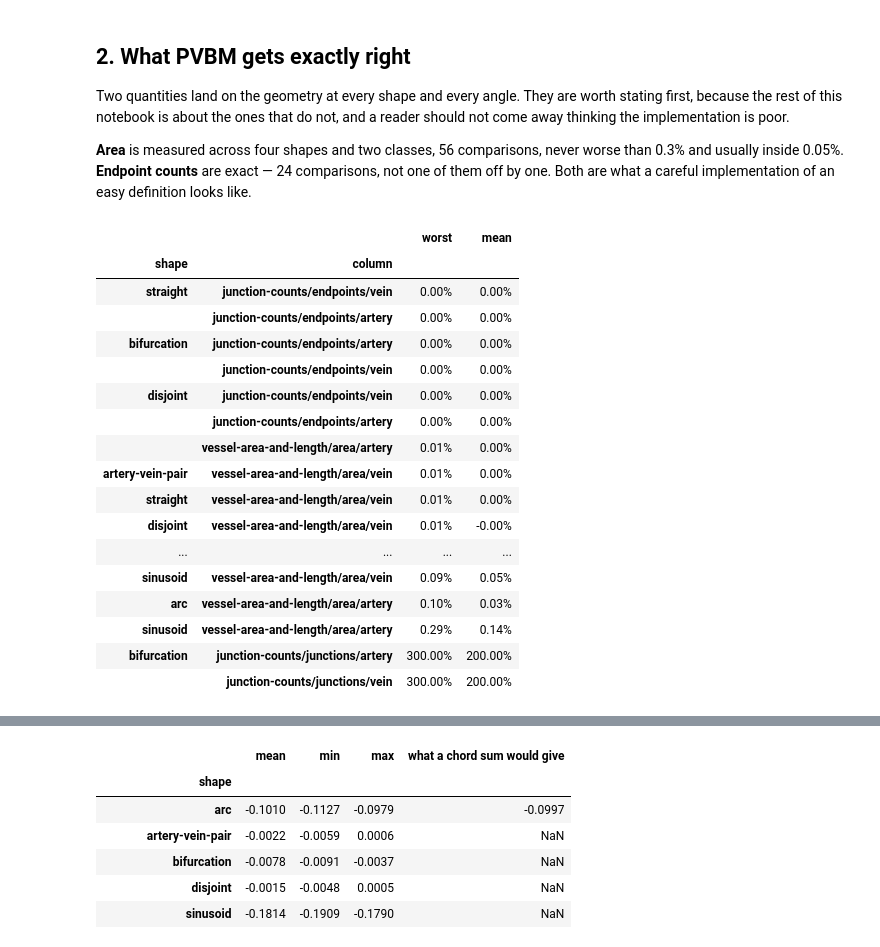
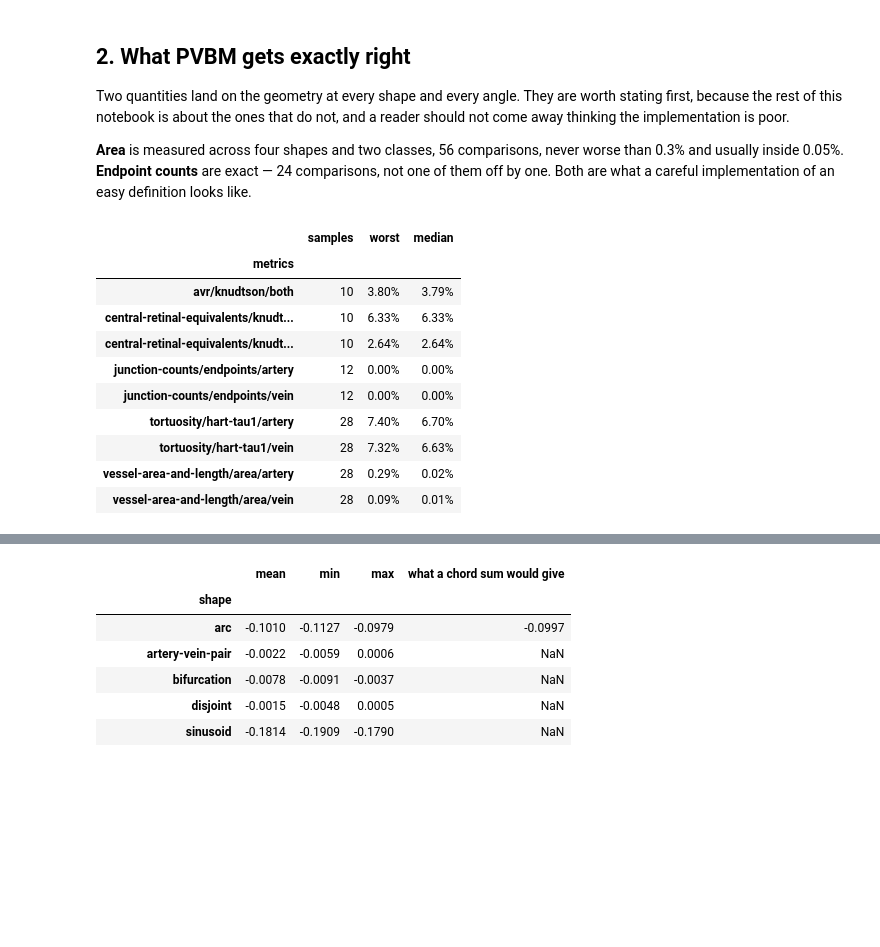
Before and after one commit to staskh/fundus-atlas, a Jupyter notebook: notebooks/biomarker-synthetic-pvbm.ipynb, the cells around one changed output, grey strips where cells are left out. Drawn from its saved outputs; the diff is of its cells as text; code cells hidden in the pictures; blank space fills up the shorter version.

```diff
--- a/notebooks/biomarker-synthetic-pvbm.ipynb
+++ b/notebooks/biomarker-synthetic-pvbm.ipynb
@@ -37,7 +46,7 @@ from benchmarks import biomarker_synthetic as benchmark  # noqa: E402
 from benchmarks.shapes import library  # noqa: E402
 from biomarkers.utils import catalogue  # noqa: E402
 
-#: Each adapter carries its own table from the implementation's column names onto catalogued ones,
+#: Each adapter carries its own table from the implementation's metric names onto catalogued ones,
 #: and answers under the catalogued name, so the evidence needs no translation here. This is only
 #: to show what was mapped onto what.
 NAMES = catalogue.load("pvbm").declare()["names"]
@@ -64,11 +73,11 @@ def comparisons(rows: pd.DataFrame) -> pd.DataFrame:
     """
     found = []
     for _, row in rows.iterrows():
-        for column in rows.columns:
-            if not column.startswith("said_"):
+        for name in rows.columns:
+            if not name.startswith("said_"):
                 continue
-            key = column[len("said_") :]
-            said, theory = row[column], row.get(f"theory_{key}")
+            key = name[len("said_") :]
+            said, theory = row[name], row.get(f"theory_{key}")
             if pd.isna(said) or pd.isna(theory):
                 continue
             found.append(
@@ -76,7 +85,7 @@ def comparisons(rows: pd.DataFrame) -> pd.DataFrame:
                     "implementation": row["implementation"],
                     "shape": row["shape"],
                     "rotation": row["rotation"],
-                    "column": key,
+                    "metrics": key,
                     "canonical": row.get(f"canonical_{key}", ""),
                     "said": float(said),
                     "theory": float(theory),
@@ -182,34 +215,40 @@ thinking the implementation is poor.
 usually inside 0.05%. **Endpoint counts** are exact — 24 comparisons, not one of them off by one.
 Both are what a careful implementation of an easy definition looks like.
 # %%
-EXACT = (
-    "vessel-area-and-length/area/",
-    "junction-counts/endpoints/",
-    "junction-counts/junctions/",
+WORST_ERROR_THRESHOLD = 0.10
+# For each metric, aggregate over all shapes/rotations: show metrics whose worst absolute error is below the threshold,
+# present: the number of samples (with both 'said' and 'theory' filled), the worst error, and the median error (all abs).
+summary = (
+    compared.dropna(subset=["said", "theory"])
+    .groupby("metrics")["relative error"]
+    .agg(
+        samples="count",
+        worst=lambda e: e.abs().max(),
+        median=lambda e: e.abs().median()
+    )
 )
-exact = compared[compared["column"].str.startswith(EXACT)]
-summary = (
-    exact.groupby(["shape", "column"])["relative error"]
-    .agg(worst=lambda e: e.abs().max(), mean="mean")
-    .sort_values("worst")
+good_metrics = summary[summary["worst"] < WORST_ERROR_THRESHOLD]
+EXACT = tuple(good_metrics.index)
+
+styled = good_metrics.assign(samples=good_metrics["samples"].astype(int)).style.format(
+    {"worst": "{:.2%}", "median": "{:.2%}", "samples": "{:d}"}
 )
-summary.style.format("{:.2%}") if hasattr(summary, "style") else summary.round(4)
+styled = styled.set_properties(subset=["samples"], **{'text-align': 'right'}).set_properties(subset=["worst", "median"], **{'text-align': 'right'})
+styled.set_table_styles(
+    [
+        {"selector": "th.row_heading", "props": [("text-align", "left")]},
+        {"selector": "th.index_name", "props": [("text-align", "left")]},
+    ]
+)
 # %% [output]
-|  |  | worst | mean |
-| shape | column |  |  |
-| straight | junction-counts/endpoints/vein | 0.00% | 0.00% |
-|  | junction-counts/endpoints/artery | 0.00% | 0.00% |
-| bifurcation | junction-counts/endpoints/artery | 0.00% | 0.00% |
-|  | junction-counts/endpoints/vein | 0.00% | 0.00% |
-| disjoint | junction-counts/endpoints/vein | 0.00% | 0.00% |
-|  | junction-counts/endpoints/artery | 0.00% | 0.00% |
-|  | vessel-area-and-length/area/artery | 0.01% | 0.00% |
-| artery-vein-pair | vessel-area-and-length/area/vein | 0.01% | 0.00% |
-| straight | vessel-area-and-length/area/vein | 0.01% | 0.00% |
-| disjoint | vessel-area-and-length/area/vein | 0.01% | -0.00% |
-| ... | ... | ... | ... |
-| sinusoid | vessel-area-and-length/area/vein | 0.09% | 0.05% |
-| arc | vessel-area-and-length/area/artery | 0.10% | 0.03% |
-| sinusoid | vessel-area-and-length/area/artery | 0.29% | 0.14% |
-| bifurcation | junction-counts/junctions/artery | 300.00% | 200.00% |
-|  | junction-counts/junctions/vein | 300.00% | 200.00% |
+|  | samples | worst | median |
+| metrics |  |  |  |
+| avr/knudtson/both | 10 | 3.80% | 3.79% |
+| central-retinal-equivalents/knudt... | 10 | 6.33% | 6.33% |
+| central-retinal-equivalents/knudt... | 10 | 2.64% | 2.64% |
+| junction-counts/endpoints/artery | 12 | 0.00% | 0.00% |
+| junction-counts/endpoints/vein | 12 | 0.00% | 0.00% |
+| tortuosity/hart-tau1/artery | 28 | 7.40% | 6.70% |
+| tortuosity/hart-tau1/vein | 28 | 7.32% | 6.63% |
+| vessel-area-and-length/area/artery | 28 | 0.29% | 0.02% |
+| vessel-area-and-length/area/vein | 28 | 0.09% | 0.01% |
```
Also changed, not shown: parts of 34 cells of this notebook, 2 other files.
